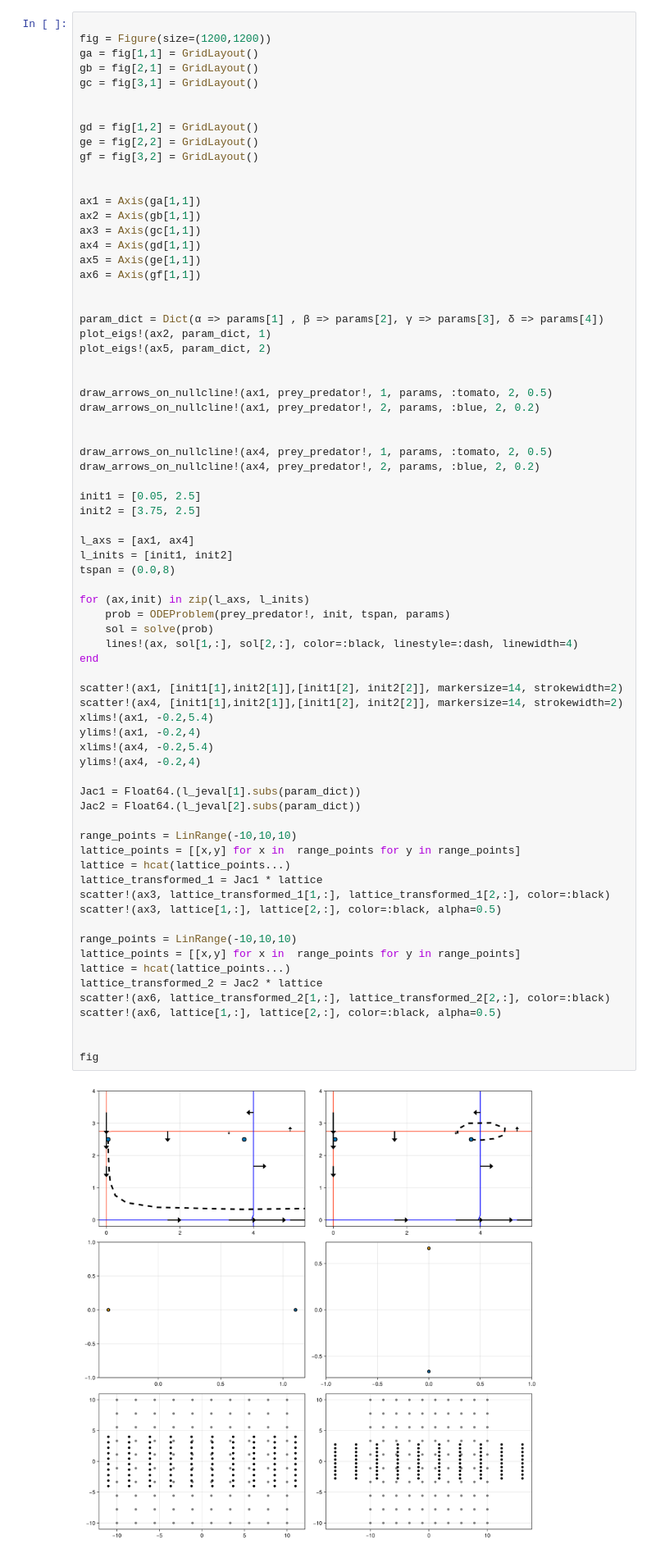
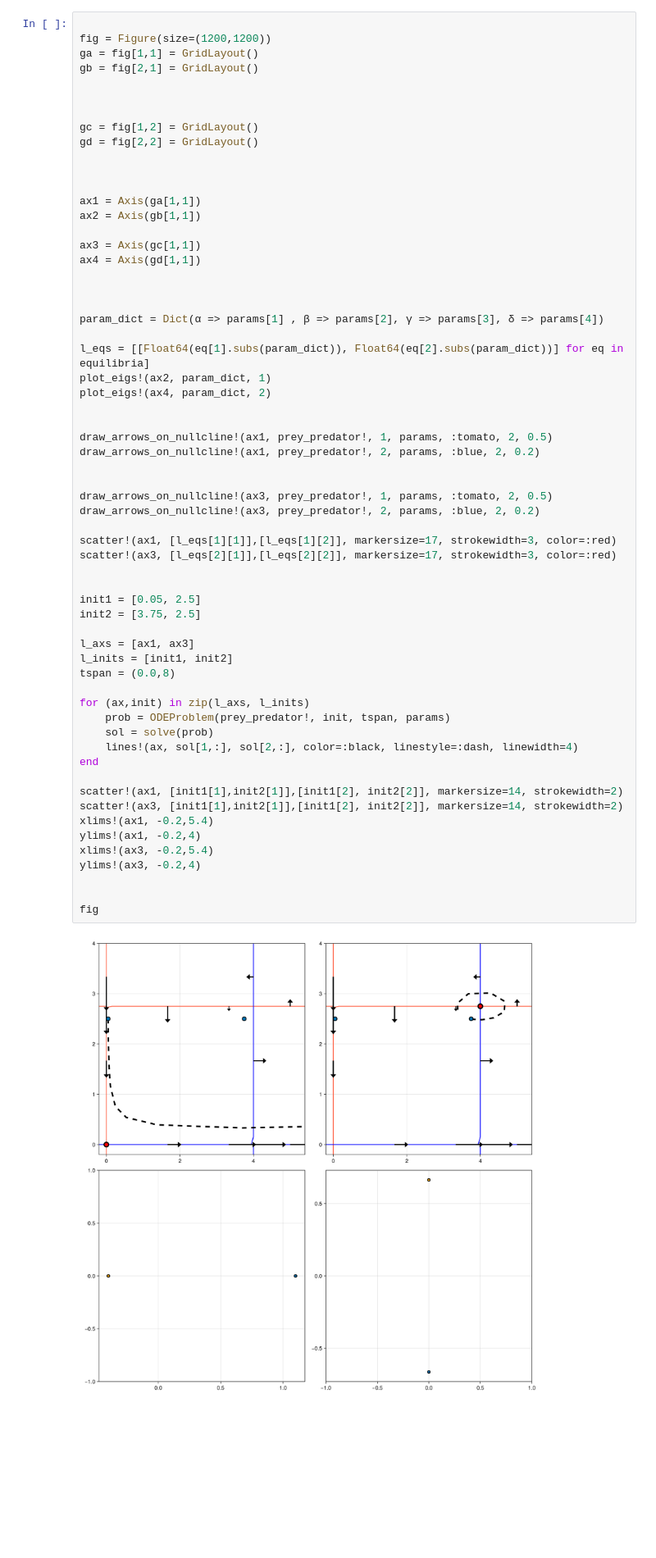
Before and after one commit to arunneru/exploringModelsInBiology, a Jupyter notebook: part3_2D_Oscilations.ipynb, the cells around one changed output. Shown at 82% size. Drawn from its saved outputs; the diff is of its cells as text; blank space fills up the shorter version.

```diff
--- a/part3_2D_Oscilations.ipynb
+++ b/part3_2D_Oscilations.ipynb
@@ -254,72 +254,61 @@ plot_eigs! (generic function with 1 method)
 fig = Figure(size=(1200,1200))
 ga = fig[1,1] = GridLayout()
 gb = fig[2,1] = GridLayout()
-gc = fig[3,1] = GridLayout()
 
 
-gd = fig[1,2] = GridLayout()
-ge = fig[2,2] = GridLayout()
-gf = fig[3,2] = GridLayout()
+
+gc = fig[1,2] = GridLayout()
+gd = fig[2,2] = GridLayout()
+
 
 
 ax1 = Axis(ga[1,1])
 ax2 = Axis(gb[1,1])
+
 ax3 = Axis(gc[1,1])
 ax4 = Axis(gd[1,1])
-ax5 = Axis(ge[1,1])
-ax6 = Axis(gf[1,1])
+
 
 
 param_dict = Dict(α => params[1] , β => params[2], γ => params[3], δ => params[4])
+
+l_eqs = [[Float64(eq[1].subs(param_dict)), Float64(eq[2].subs(param_dict))] for eq in equilibria]
 plot_eigs!(ax2, param_dict, 1)
-plot_eigs!(ax5, param_dict, 2)
+plot_eigs!(ax4, param_dict, 2)
 
 
 draw_arrows_on_nullcline!(ax1, prey_predator!, 1, params, :tomato, 2, 0.5)
 draw_arrows_on_nullcline!(ax1, prey_predator!, 2, params, :blue, 2, 0.2)
 
 
-draw_arrows_on_nullcline!(ax4, prey_predator!, 1, params, :tomato, 2, 0.5)
-draw_arrows_on_nullcline!(ax4, prey_predator!, 2, params, :blue, 2, 0.2)
+draw_arrows_on_nullcline!(ax3, prey_predator!, 1, params, :tomato, 2, 0.5)
+draw_arrows_on_nullcline!(ax3, prey_predator!, 2, params, :blue, 2, 0.2)
+
+scatter!(ax1, [l_eqs[1][1]],[l_eqs[1][2]], markersize=17, strokewidth=3, color=:red)
+scatter!(ax3, [l_eqs[2][1]],[l_eqs[2][2]], markersize=17, strokewidth=3, color=:red)
+
 
 init1 = [0.05, 2.5]
 init2 = [3.75, 2.5]
 
-l_axs = [ax1, ax4]
+l_axs = [ax1, ax3]
 l_inits = [init1, init2]
 tspan = (0.0,8)
 
 for (ax,init) in zip(l_axs, l_inits)
     prob = ODEProblem(prey_predator!, init, tspan, params)
     sol = solve(prob)
     lines!(ax, sol[1,:], sol[2,:], color=:black, linestyle=:dash, linewidth=4)
 end
 
 scatter!(ax1, [init1[1],init2[1]],[init1[2], init2[2]], markersize=14, strokewidth=2)
-scatter!(ax4, [init1[1],init2[1]],[init1[2], init2[2]], markersize=14, strokewidth=2)
+scatter!(ax3, [init1[1],init2[1]],[init1[2], init2[2]], markersize=14, strokewidth=2)
 xlims!(ax1, -0.2,5.4)
 ylims!(ax1, -0.2,4)
-xlims!(ax4, -0.2,5.4)
-ylims!(ax4, -0.2,4)
-
-Jac1 = Float64.(l_jeval[1].subs(param_dict))
-Jac2 = Float64.(l_jeval[2].subs(param_dict))
-
-range_points = LinRange(-10,10,10)
-lattice_points = [[x,y] for x in  range_points for y in range_points]
-lattice = hcat(lattice_points...)
-lattice_transformed_1 = Jac1 * lattice
-scatter!(ax3, lattice_transformed_1[1,:], lattice_transformed_1[2,:], color=:black)
-scatter!(ax3, lattice[1,:], lattice[2,:], color=:black, alpha=0.5)
-
-range_points = LinRange(-10,10,10)
-lattice_points = [[x,y] for x in  range_points for y in range_points]
-lattice = hcat(lattice_points...)
-lattice_transformed_2 = Jac2 * lattice
-scatter!(ax6, lattice_transformed_2[1,:], lattice_transformed_2[2,:], color=:black)
-scatter!(ax6, lattice[1,:], lattice[2,:], color=:black, alpha=0.5)
+xlims!(ax3, -0.2,5.4)
+ylims!(ax3, -0.2,4)
 
 
 fig
 # %% [output]
-[figure, old version]
+[figure, new version]
```
Also changed, not shown: parts of 8 cells of this notebook, 1 other file.
